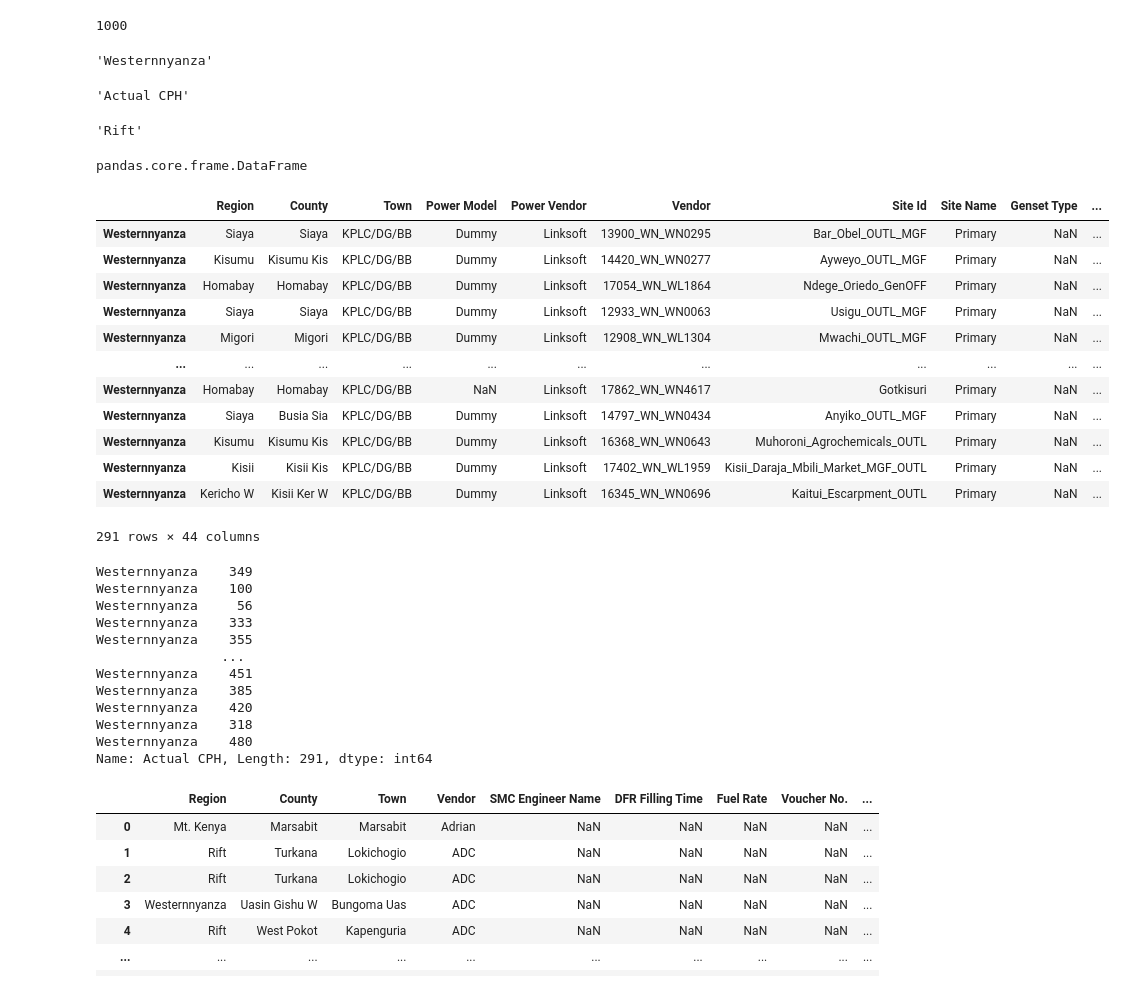
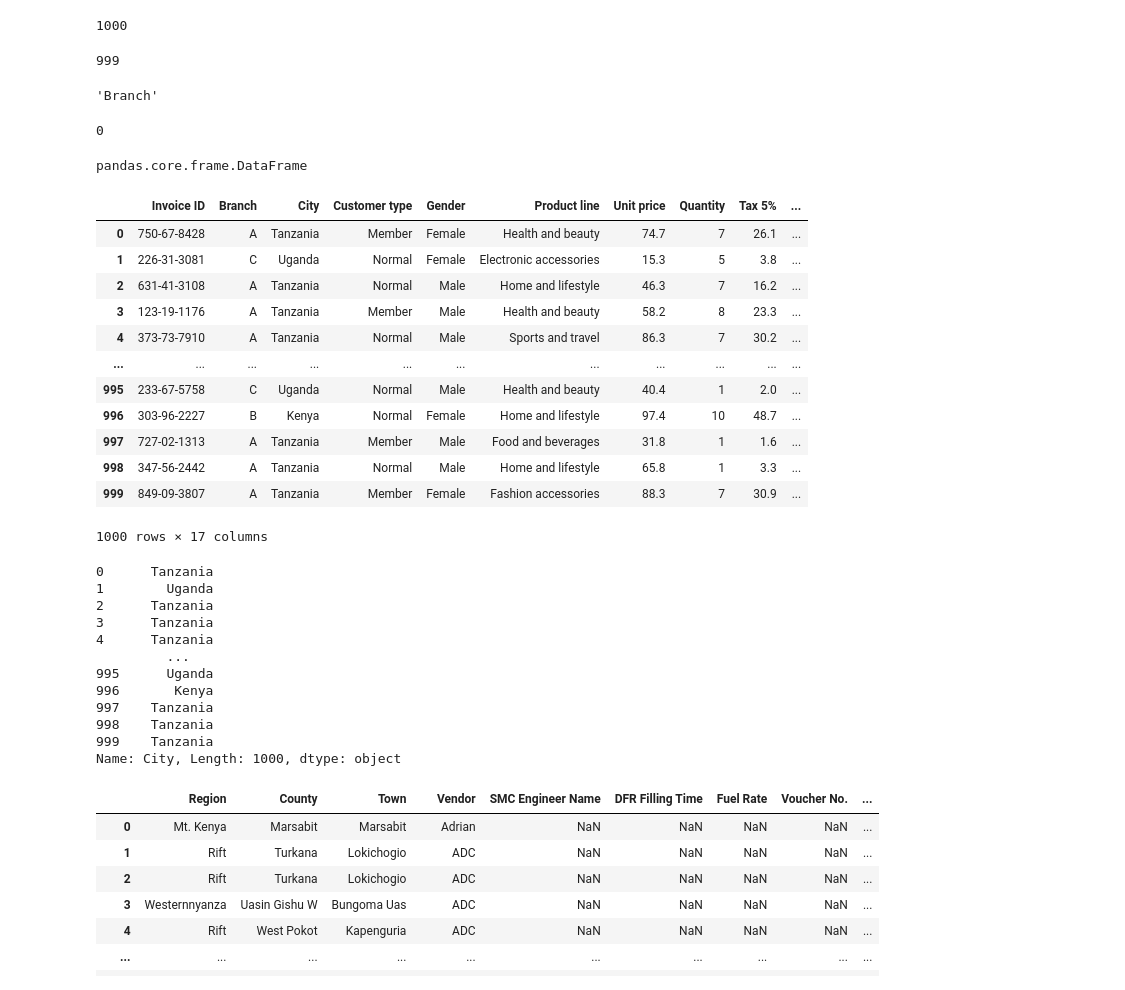
Before and after one commit to enaibei/Data-Analysis, a Jupyter notebook: Pandas.ipynb, the cells around one changed output. Saved outputs shown, nothing was run; the diff lists cells and outputs as text; code cells hidden in the pictures.

```diff
--- a/Pandas.ipynb
+++ b/Pandas.ipynb
@@ -195,15 +195,15 @@ len(df_sales)
 # %% [output]
 1000
 # %%
-max(df_dfr.index)
+max(df_sales.index)
 # %% [output]
-'Westernnyanza'
+999
 # %%
-min(df_dfr)
+min(df_sales)
 # %% [output]
-'Actual CPH'
+'Branch'
 # %%
-min(df_dfr.index)
+min(df_sales.index)
 # %% [output]
-'Rift'
+0
 # %%
@@ -211,38 +211,38 @@ type(df_dfr)
 # %% [output]
 pandas.core.frame.DataFrame
 # %%
-round(df_dfr, 1)
+round(df_sales, 1)
 # %% [output]
-|  | Region | County | Town | Power Model | Power Vendor | Vendor | Site Id | Site Name | Genset Type | ... |
-| Westernnyanza | Siaya | Siaya | KPLC/DG/BB | Dummy | Linksoft | 13900_WN_WN0295 | Bar_Obel_OUTL_MGF | Primary | NaN | ... |
-| Westernnyanza | Kisumu | Kisumu Kis | KPLC/DG/BB | Dummy | Linksoft | 14420_WN_WN0277 | Ayweyo_OUTL_MGF | Primary | NaN | ... |
-| Westernnyanza | Homabay | Homabay | KPLC/DG/BB | Dummy | Linksoft | 17054_WN_WL1864 | Ndege_Oriedo_GenOFF | Primary | NaN | ... |
-| Westernnyanza | Siaya | Siaya | KPLC/DG/BB | Dummy | Linksoft | 12933_WN_WN0063 | Usigu_OUTL_MGF | Primary | NaN | ... |
-| Westernnyanza | Migori | Migori | KPLC/DG/BB | Dummy | Linksoft | 12908_WN_WL1304 | Mwachi_OUTL_MGF | Primary | NaN | ... |
+|  | Invoice ID | Branch | City | Customer type | Gender | Product line | Unit price | Quantity | Tax 5% | ... |
+| 0 | 750-67-8428 | A | Tanzania | Member | Female | Health and beauty | 74.7 | 7 | 26.1 | ... |
+| 1 | 226-31-3081 | C | Uganda | Normal | Female | Electronic accessories | 15.3 | 5 | 3.8 | ... |
+| 2 | 631-41-3108 | A | Tanzania | Normal | Male | Home and lifestyle | 46.3 | 7 | 16.2 | ... |
+| 3 | 123-19-1176 | A | Tanzania | Member | Male | Health and beauty | 58.2 | 8 | 23.3 | ... |
+| 4 | 373-73-7910 | A | Tanzania | Normal | Male | Sports and travel | 86.3 | 7 | 30.2 | ... |
 | ... | ... | ... | ... | ... | ... | ... | ... | ... | ... | ... |
-| Westernnyanza | Homabay | Homabay | KPLC/DG/BB | NaN | Linksoft | 17862_WN_WN4617 | Gotkisuri | Primary | NaN | ... |
-| Westernnyanza | Siaya | Busia Sia | KPLC/DG/BB | Dummy | Linksoft | 14797_WN_WN0434 | Anyiko_OUTL_MGF | Primary | NaN | ... |
-| Westernnyanza | Kisumu | Kisumu Kis | KPLC/DG/BB | Dummy | Linksoft | 16368_WN_WN0643 | Muhoroni_Agrochemicals_OUTL | Primary | NaN | ... |
-| Westernnyanza | Kisii | Kisii Kis | KPLC/DG/BB | Dummy | Linksoft | 17402_WN_WL1959 | Kisii_Daraja_Mbili_Market_MGF_OUTL | Primary | NaN | ... |
-| Westernnyanza | Kericho W | Kisii Ker W | KPLC/DG/BB | Dummy | Linksoft | 16345_WN_WN0696 | Kaitui_Escarpment_OUTL | Primary | NaN | ... |
+| 995 | 233-67-5758 | C | Uganda | Normal | Male | Health and beauty | 40.4 | 1 | 2.0 | ... |
+| 996 | 303-96-2227 | B | Kenya | Normal | Female | Home and lifestyle | 97.4 | 10 | 48.7 | ... |
+| 997 | 727-02-1313 | A | Tanzania | Member | Male | Food and beverages | 31.8 | 1 | 1.6 | ... |
+| 998 | 347-56-2442 | A | Tanzania | Normal | Male | Home and lifestyle | 65.8 | 1 | 3.3 | ... |
+| 999 | 849-09-3807 | A | Tanzania | Member | Female | Fashion accessories | 88.3 | 7 | 30.9 | ... |
-291 rows × 44 columns
+1000 rows × 17 columns
 # %%
 # selecting one column
 # %%
-df_dfr['Actual CPH']
+df_sales['City']
 # %% [output]
-Westernnyanza    349
-Westernnyanza    100
-Westernnyanza     56
-Westernnyanza    333
-Westernnyanza    355
-                ...
-Westernnyanza    451
-Westernnyanza    385
-Westernnyanza    420
-Westernnyanza    318
-Westernnyanza    480
-Name: Actual CPH, Length: 291, dtype: int64
+0      Tanzania
+1        Uganda
+2      Tanzania
+3      Tanzania
+4      Tanzania
+         ...
+995      Uganda
+996       Kenya
+997    Tanzania
+998    Tanzania
+999    Tanzania
+Name: City, Length: 1000, dtype: object
 # %%
 import pandas as pd
 import numpy as np
```
Also changed, not shown: parts of 1 cell of this notebook.
